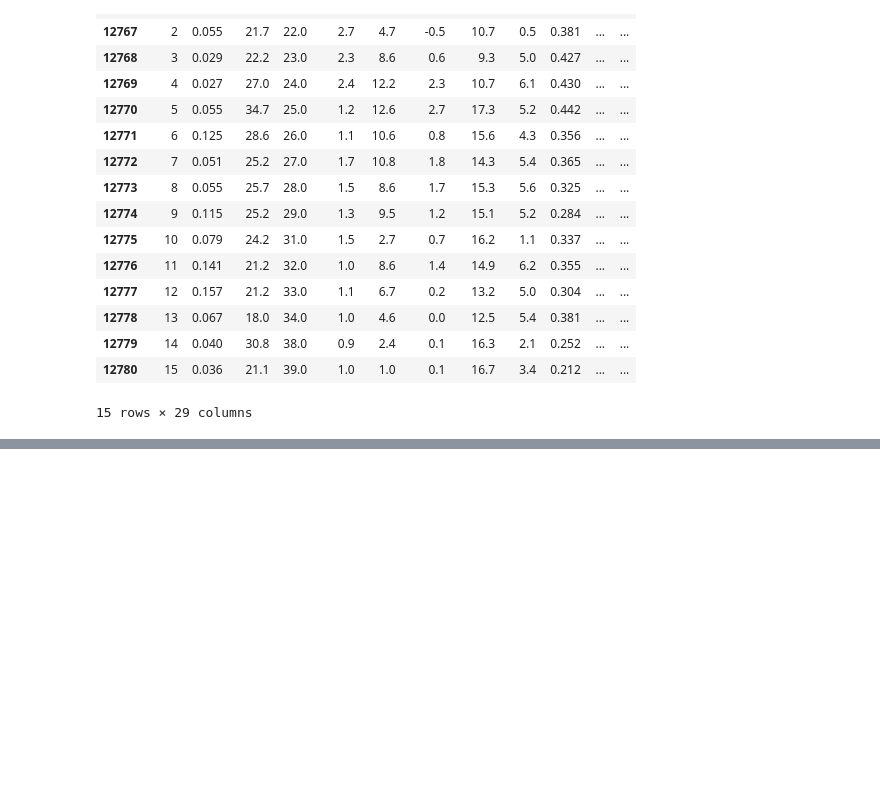
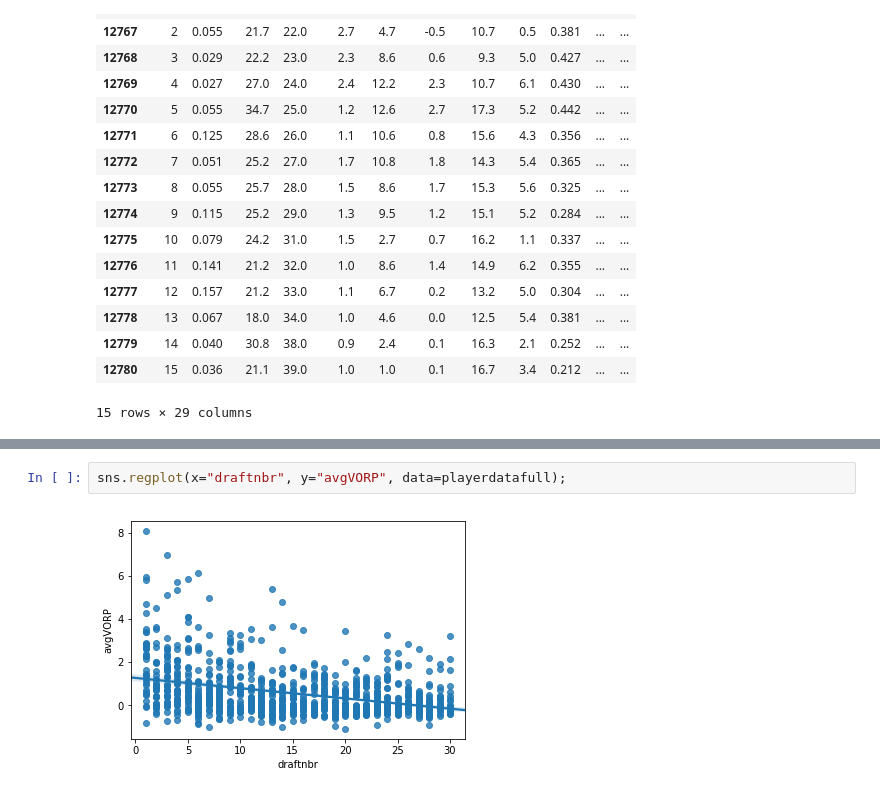
Before and after one commit to mkduchak/luther-project, a Jupyter notebook: 2_data_exploration.ipynb, the cells around one changed output, grey strips where cells are left out. Drawn from its saved outputs; the diff is of its cells as text; blank space fills up the shorter version.

```diff
--- a/2_data_exploration.ipynb
+++ b/2_data_exploration.ipynb
@@ -42,0 +107,4 @@ advstatsdf.plot.scatter(x='year',y='VORP',)
+# %%
+sns.regplot(x="draftnbr", y="avgVORP", data=playerdatafull);
+# %% [output]
+[figure, added]
```
Also changed, not shown: parts of 20 cells of this notebook, 1 other file.
